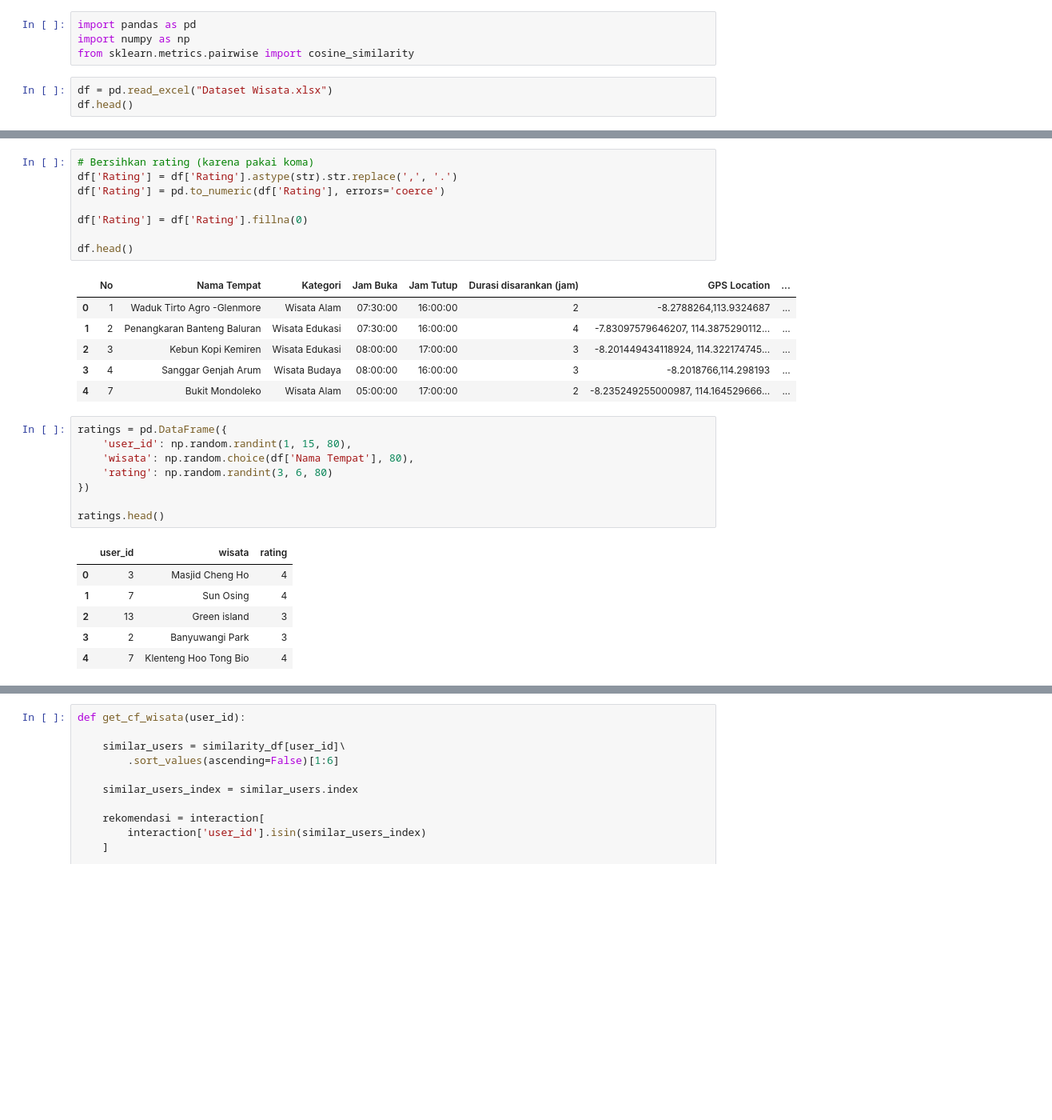
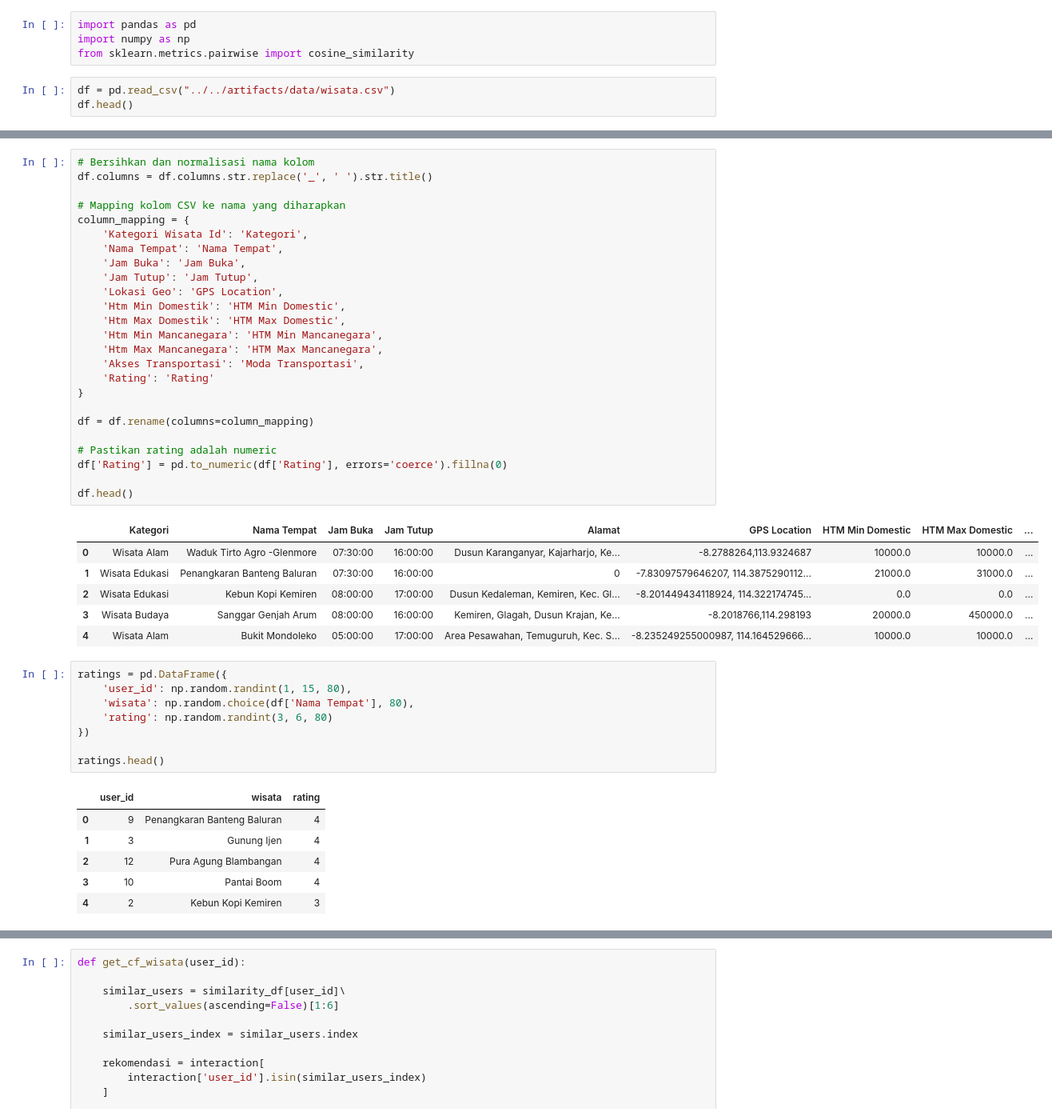
Before and after one commit to ayundayn/ml-sireci, a Jupyter notebook: app/notebooks/wisata.ipynb, the cells around one changed output, grey strips where cells are left out. Shown at 80% size. Drawn from its saved outputs; the diff is of its cells as text; blank space fills up the shorter version.

```diff
--- a/app/notebooks/wisata.ipynb
+++ b/app/notebooks/wisata.ipynb
@@ -3,6 +3,6 @@ import pandas as pd
 import numpy as np
 from sklearn.metrics.pairwise import cosine_similarity
 # %%
-df = pd.read_excel("Dataset Wisata.xlsx")
+df = pd.read_csv("../../artifacts/data/wisata.csv")
 df.head()
 # %% [output]
@@ -10,18 +15,35 @@ FileNotFoundError: [Errno 2] No such file or directory: 'Dataset Wisata.xlsx'
 # %%
-# Bersihkan rating (karena pakai koma)
-df['Rating'] = df['Rating'].astype(str).str.replace(',', '.')
-df['Rating'] = pd.to_numeric(df['Rating'], errors='coerce')
+# Bersihkan dan normalisasi nama kolom
+df.columns = df.columns.str.replace('_', ' ').str.title()
 
-df['Rating'] = df['Rating'].fillna(0)
+# Mapping kolom CSV ke nama yang diharapkan
+column_mapping = {
+    'Kategori Wisata Id': 'Kategori',
+    'Nama Tempat': 'Nama Tempat',
+    'Jam Buka': 'Jam Buka',
+    'Jam Tutup': 'Jam Tutup',
+    'Lokasi Geo': 'GPS Location',
+    'Htm Min Domestik': 'HTM Min Domestic',
+    'Htm Max Domestik': 'HTM Max Domestic',
+    'Htm Min Mancanegara': 'HTM Min Mancanegara',
+    'Htm Max Mancanegara': 'HTM Max Mancanegara',
+    'Akses Transportasi': 'Moda Transportasi',
+    'Rating': 'Rating'
+}
+
+df = df.rename(columns=column_mapping)
+
+# Pastikan rating adalah numeric
+df['Rating'] = pd.to_numeric(df['Rating'], errors='coerce').fillna(0)
 
 df.head()
 # %% [output]
-|  | No | Nama Tempat | Kategori | Jam Buka | Jam Tutup | Durasi disarankan (jam) | GPS Location | ... |
-| 0 | 1 | Waduk Tirto Agro -Glenmore | Wisata Alam | 07:30:00 | 16:00:00 | 2 | -8.2788264,113.9324687 | ... |
-| 1 | 2 | Penangkaran Banteng Baluran | Wisata Edukasi | 07:30:00 | 16:00:00 | 4 | -7.83097579646207, 114.3875290112... | ... |
-| 2 | 3 | Kebun Kopi Kemiren | Wisata Edukasi | 08:00:00 | 17:00:00 | 3 | -8.201449434118924, 114.322174745... | ... |
-| 3 | 4 | Sanggar Genjah Arum | Wisata Budaya | 08:00:00 | 16:00:00 | 3 | -8.2018766,114.298193 | ... |
-| 4 | 7 | Bukit Mondoleko | Wisata Alam | 05:00:00 | 17:00:00 | 2 | -8.235249255000987, 114.164529666... | ... |
+|  | Kategori | Nama Tempat | Jam Buka | Jam Tutup | Alamat | GPS Location | HTM Min Domestic | HTM Max Domestic | ... |
+| 0 | Wisata Alam | Waduk Tirto Agro -Glenmore | 07:30:00 | 16:00:00 | Dusun Karanganyar, Kajarharjo, Ke... | -8.2788264,113.9324687 | 10000.0 | 10000.0 | ... |
+| 1 | Wisata Edukasi | Penangkaran Banteng Baluran | 07:30:00 | 16:00:00 | 0 | -7.83097579646207, 114.3875290112... | 21000.0 | 31000.0 | ... |
+| 2 | Wisata Edukasi | Kebun Kopi Kemiren | 08:00:00 | 17:00:00 | Dusun Kedaleman, Kemiren, Kec. Gl... | -8.201449434118924, 114.322174745... | 0.0 | 0.0 | ... |
+| 3 | Wisata Budaya | Sanggar Genjah Arum | 08:00:00 | 16:00:00 | Kemiren, Glagah, Dusun Krajan, Ke... | -8.2018766,114.298193 | 20000.0 | 450000.0 | ... |
+| 4 | Wisata Alam | Bukit Mondoleko | 05:00:00 | 17:00:00 | Area Pesawahan, Temuguruh, Kec. S... | -8.235249255000987, 114.164529666... | 10000.0 | 10000.0 | ... |
 # %%
 ratings = pd.DataFrame({
     'user_id': np.random.randint(1, 15, 80),
@@ -32,11 +54,11 @@ ratings = pd.DataFrame({
 ratings.head()
 # %% [output]
 |  | user_id | wisata | rating |
-| 0 | 3 | Masjid Cheng Ho | 4 |
-| 1 | 7 | Sun Osing | 4 |
-| 2 | 13 | Green island | 3 |
-| 3 | 2 | Banyuwangi Park | 3 |
-| 4 | 7 | Klenteng Hoo Tong Bio | 4 |
+| 0 | 9 | Penangkaran Banteng Baluran | 4 |
+| 1 | 3 | Gunung Ijen | 4 |
+| 2 | 12 | Pura Agung Blambangan | 4 |
+| 3 | 10 | Pantai Boom | 4 |
+| 4 | 2 | Kebun Kopi Kemiren | 3 |
 # %%
 saved = pd.DataFrame({
     'user_id': np.random.randint(1, 15, 40),
```
Also changed, not shown: parts of 8 cells of this notebook, 1 other file.
